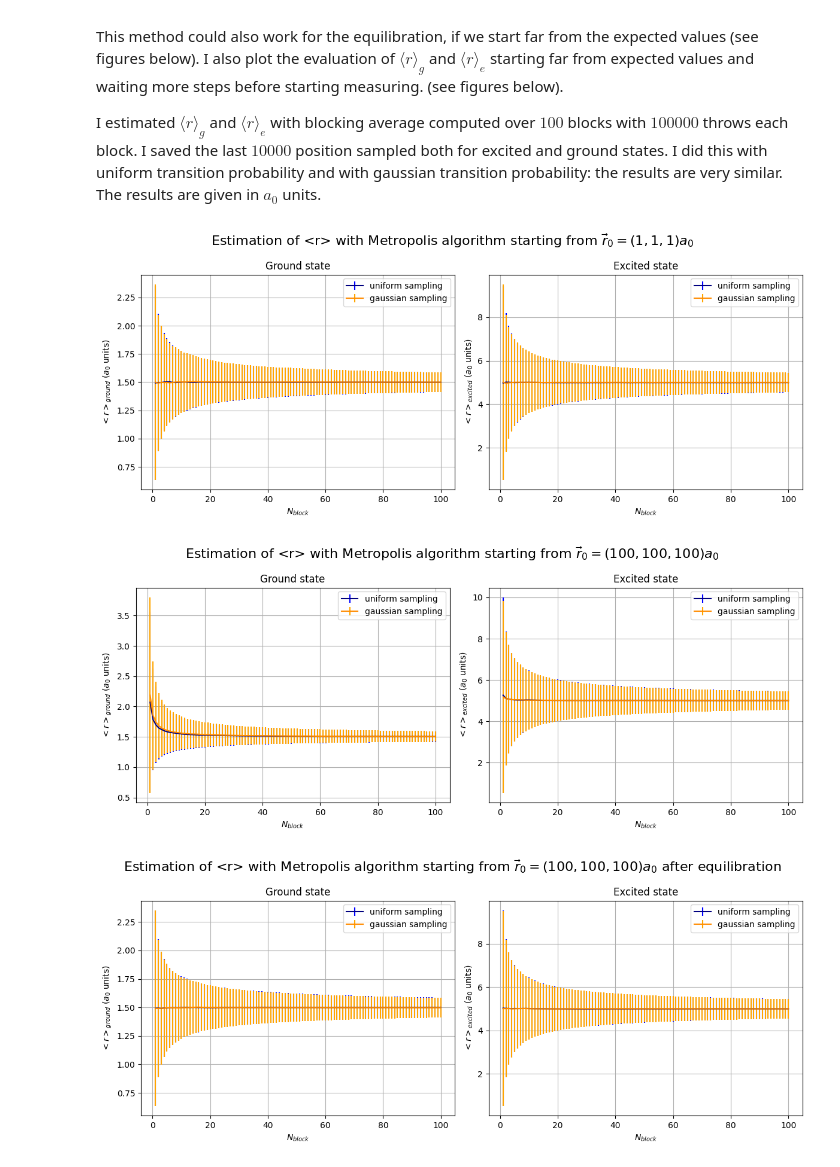
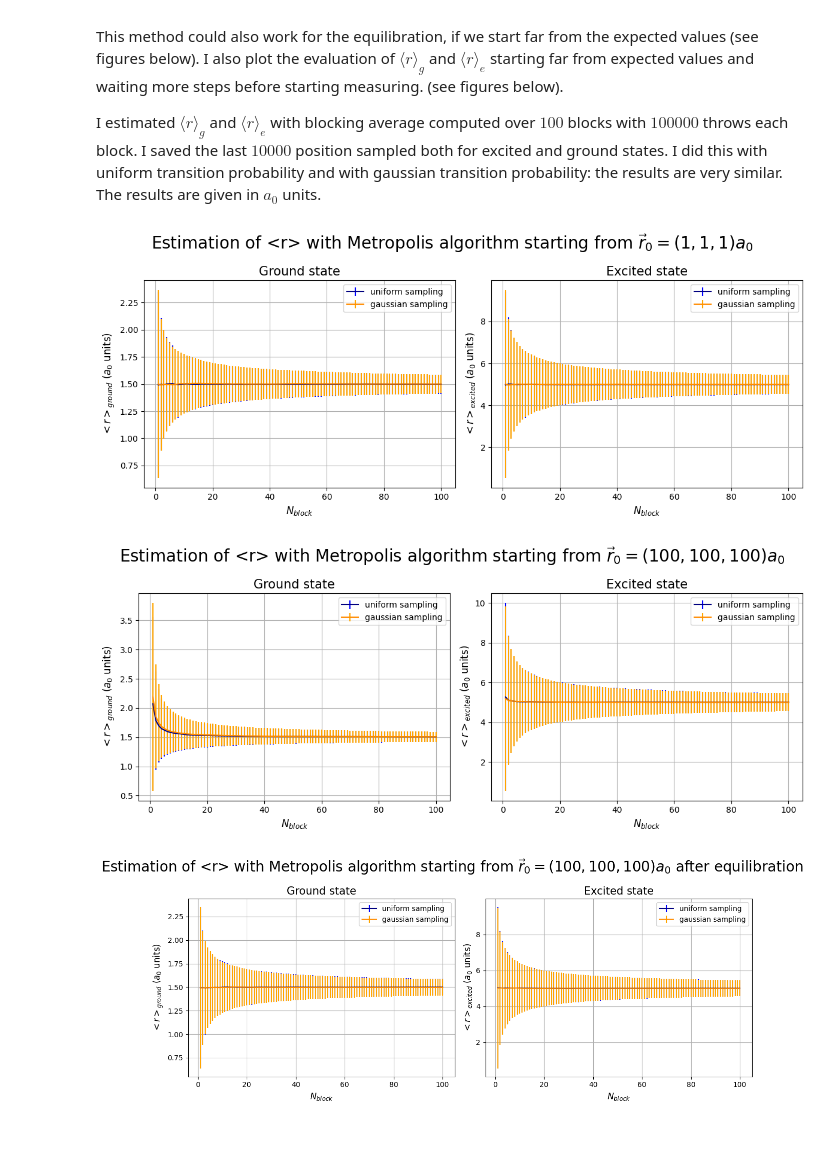
Before and after one commit to lazzerialberto/sim_numerica, a Jupyter notebook: lezione_5/LSN_Exercises_05.ipynb, the cells around one changed output. Saved outputs shown, nothing was run; the diff lists cells and outputs as text; code cells hidden in the pictures; blank space fills up the shorter version.

```diff
--- a/lezione_5/LSN_Exercises_05.ipynb
+++ b/lezione_5/LSN_Exercises_05.ipynb
@@ -178,26 +178,26 @@ fig= plt.figure(figsize=(12,5))
 ax1=fig.add_subplot(1,2,1)
 ax1.errorbar(x=unif_ground.index,y=unif_ground["AVERAGE VALUE:"],yerr=unif_ground["ERROR:"],color='navy',ecolor='blue',label="uniform sampling")
 ax1.errorbar(x=gauss_ground.index,y=gauss_ground["AVERAGE VALUE:"],yerr=gauss_ground["ERROR:"],color='darkorange',ecolor='orange',label="gaussian sampling")
-ax1.set_xlabel(r"$N_{block}$",fontsize=10)
-ax1.set_ylabel(r"$<r>_{ground}$ ($a_0$ units)",fontsize=10)
-ax1.set_title(r"Ground state",fontsize=12)
+ax1.set_xlabel(r"$N_{block}$",fontsize=12)
+ax1.set_ylabel(r"$<r>_{ground}$ ($a_0$ units)",fontsize=12)
+ax1.set_title(r"Ground state",fontsize=15)
 ax1.grid(True)
 ax1.legend()
 
 ax2=fig.add_subplot(1,2,2)
 ax2.errorbar(x=unif_excited.index,y=unif_excited["AVERAGE VALUE:"],yerr=unif_excited["ERROR:"],color='navy',ecolor='blue',label="uniform sampling")
 ax2.errorbar(x=gauss_excited.index,y=gauss_excited["AVERAGE VALUE:"],yerr=gauss_excited["ERROR:"],color='darkorange',ecolor='orange',label="gaussian sampling")
-ax2.set_xlabel(r"$N_{block}$",fontsize=10)
-ax2.set_ylabel(r"$<r>_{excited}$ ($a_0$ units)",fontsize=10)
-ax2.set_title(r"Excited state",fontsize=12)
+ax2.set_xlabel(r"$N_{block}$",fontsize=12)
+ax2.set_ylabel(r"$<r>_{excited}$ ($a_0$ units)",fontsize=12)
+ax2.set_title(r"Excited state",fontsize=15)
 ax2.grid(True)
 ax2.legend()
 
-plt.suptitle(r"Estimation of <r> with Metropolis algorithm starting from $\vec{r}_0=(1,1,1)a_0$",fontsize=16)
+plt.suptitle(r"Estimation of <r> with Metropolis algorithm starting from $\vec{r}_0=(1,1,1)a_0$",fontsize=20)
 plt.tight_layout()
 plt.show()
 # %% [output]
-[figure, old version]
+[figure, new version]
 # %%
 unif_ground_far=pd.read_fwf("./OUTPUT/out_ground_unif_far.dat",skiprows=9,index_col="BLOCK:")
 unif_excited_far=pd.read_fwf("./OUTPUT/out_excited_unif_far.dat",skiprows=9,index_col="BLOCK:")
@@ -208,56 +208,56 @@ fig= plt.figure(figsize=(12,5))
 ax3=fig.add_subplot(1,2,1)
 ax3.errorbar(x=unif_ground_far.index,y=unif_ground_far["AVERAGE VALUE:"],yerr=unif_ground_far["ERROR:"],color='navy',ecolor='blue',label="uniform sampling")
 ax3.errorbar(x=gauss_ground_far.index,y=gauss_ground_far["AVERAGE VALUE:"],yerr=gauss_ground_far["ERROR:"],color='darkorange',ecolor='orange',label="gaussian sampling")
-ax3.set_xlabel(r"$N_{block}$",fontsize=10)
-ax3.set_ylabel(r"$<r>_{ground}$ ($a_0$ units)",fontsize=10)
-ax3.set_title(r"Ground state",fontsize=12)
+ax3.set_xlabel(r"$N_{block}$",fontsize=12)
+ax3.set_ylabel(r"$<r>_{ground}$ ($a_0$ units)",fontsize=12)
+ax3.set_title(r"Ground state",fontsize=15)
 ax3.grid(True)
 ax3.legend()
 
 ax4=fig.add_subplot(1,2,2)
 ax4.errorbar(x=unif_excited_far.index,y=unif_excited_far["AVERAGE VALUE:"],yerr=unif_excited_far["ERROR:"],color='navy',ecolor='blue',label="uniform sampling")
 ax4.errorbar(x=gauss_excited_far.index,y=gauss_excited_far["AVERAGE VALUE:"],yerr=gauss_excited_far["ERROR:"],color='darkorange',ecolor='orange',label="gaussian sampling")
-ax4.set_xlabel(r"$N_{block}$",fontsize=10)
-ax4.set_ylabel(r"$<r>_{excited}$ ($a_0$ units)",fontsize=10)
-ax4.set_title(r"Excited state",fontsize=12)
+ax4.set_xlabel(r"$N_{block}$",fontsize=12)
+ax4.set_ylabel(r"$<r>_{excited}$ ($a_0$ units)",fontsize=12)
+ax4.set_title(r"Excited state",fontsize=15)
 ax4.grid(True)
 ax4.legend()
 
-plt.suptitle(r"Estimation of <r> with Metropolis algorithm starting from $\vec{r}_0=(100,100,100)a_0$",fontsize=16)
+plt.suptitle(r"Estimation of <r> with Metropolis algorithm starting from $\vec{r}_0=(100,100,100)a_0$",fontsize=20)
 plt.tight_layout()
 plt.show()
 # %% [output]
-[figure, old version]
+[figure, new version]
 # %%
 unif_ground_far_eq=pd.read_fwf("./OUTPUT/out_ground_unif_far_eq.dat",skiprows=9,index_col="BLOCK:")
 unif_excited_far_eq=pd.read_fwf("./OUTPUT/out_excited_unif_far_eq.dat",skiprows=9,index_col="BLOCK:")
 gauss_ground_far_eq=pd.read_fwf("./OUTPUT/out_ground_gauss_far_eq.dat",skiprows=9,index_col="BLOCK:")
 gauss_excited_far_eq=pd.read_fwf("./OUTPUT/out_excited_gauss_far_eq.dat",skiprows=9,index_col="BLOCK:")
 
 fig= plt.figure(figsize=(12,5))
 ax5=fig.add_subplot(1,2,1)
 ax5.errorbar(x=unif_ground_far_eq.index,y=unif_ground_far_eq["AVERAGE VALUE:"],yerr=unif_ground_far_eq["ERROR:"],color='navy',ecolor='blue',label="uniform sampling")
 ax5.errorbar(x=gauss_ground_far_eq.index,y=gauss_ground_far_eq["AVERAGE VALUE:"],yerr=gauss_ground_far_eq["ERROR:"],color='darkorange',ecolor='orange',label="gaussian sampling")
-ax5.set_xlabel(r"$N_{block}$",fontsize=10)
-ax5.set_ylabel(r"$<r>_{ground}$ ($a_0$ units)",fontsize=10)
-ax5.set_title(r"Ground state",fontsize=12)
+ax5.set_xlabel(r"$N_{block}$",fontsize=12)
+ax5.set_ylabel(r"$<r>_{ground}$ ($a_0$ units)",fontsize=12)
+ax5.set_title(r"Ground state",fontsize=15)
 ax5.grid(True)
 ax5.legend()
 
 ax6=fig.add_subplot(1,2,2)
 ax6.errorbar(x=unif_excited_far_eq.index,y=unif_excited_far_eq["AVERAGE VALUE:"],yerr=unif_excited_far_eq["ERROR:"],color='navy',ecolor='blue',label="uniform sampling")
 ax6.errorbar(x=gauss_excited_far_eq.index,y=gauss_excited_far_eq["AVERAGE VALUE:"],yerr=gauss_excited_far_eq["ERROR:"],color='darkorange',ecolor='orange',label="gaussian sampling")
-ax6.set_xlabel(r"$N_{block}$",fontsize=10)
-ax6.set_ylabel(r"$<r>_{excited}$ ($a_0$ units)",fontsize=10)
-ax6.set_title(r"Excited state",fontsize=12)
+ax6.set_xlabel(r"$N_{block}$",fontsize=12)
+ax6.set_ylabel(r"$<r>_{excited}$ ($a_0$ units)",fontsize=12)
+ax6.set_title(r"Excited state",fontsize=15)
 ax6.grid(True)
 ax6.legend()
 
-plt.suptitle(r"Estimation of <r> with Metropolis algorithm starting from $\vec{r}_0=(100,100,100)a_0$ after equilibration",fontsize=16)
+plt.suptitle(r"Estimation of <r> with Metropolis algorithm starting from $\vec{r}_0=(100,100,100)a_0$ after equilibration",fontsize=20)
 plt.tight_layout()
 plt.show()
 # %% [output]
-[figure, old version]
+[figure, new version]
 # %%
 from matplotlib import cm
 from matplotlib.colors import Normalize
```
Also changed, not shown: parts of 1 cell of this notebook.
